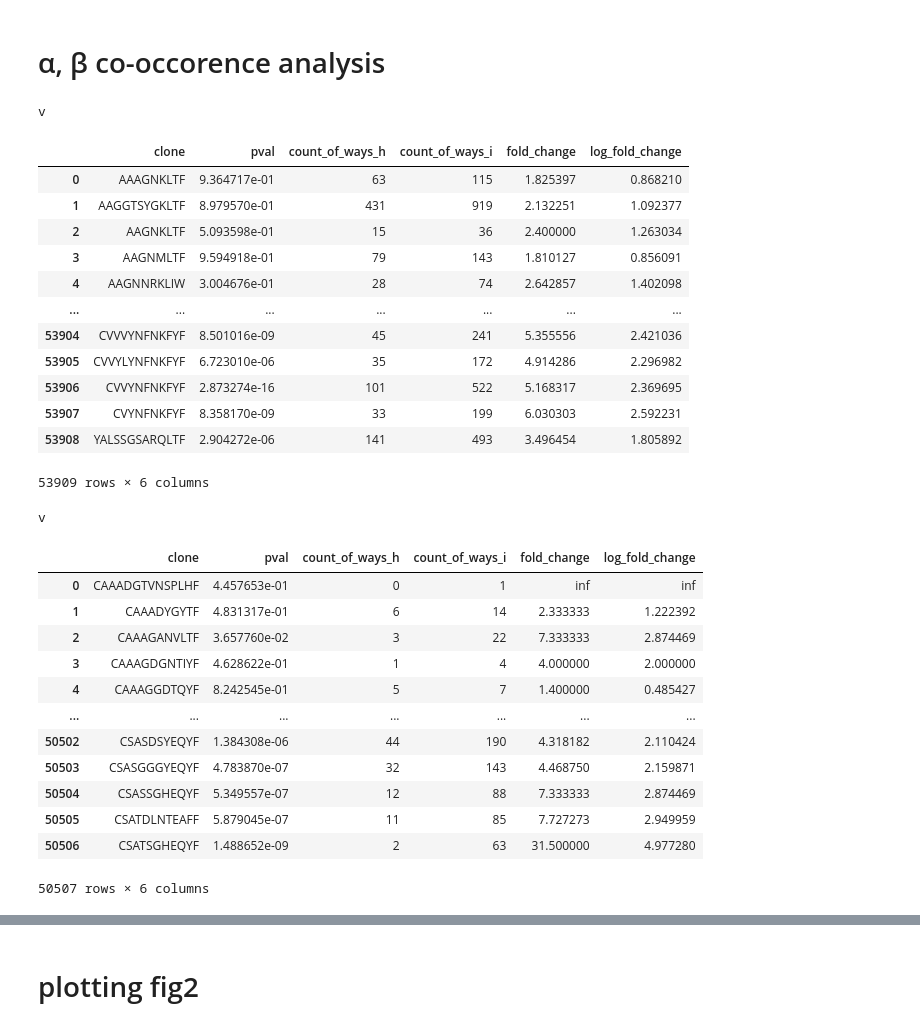
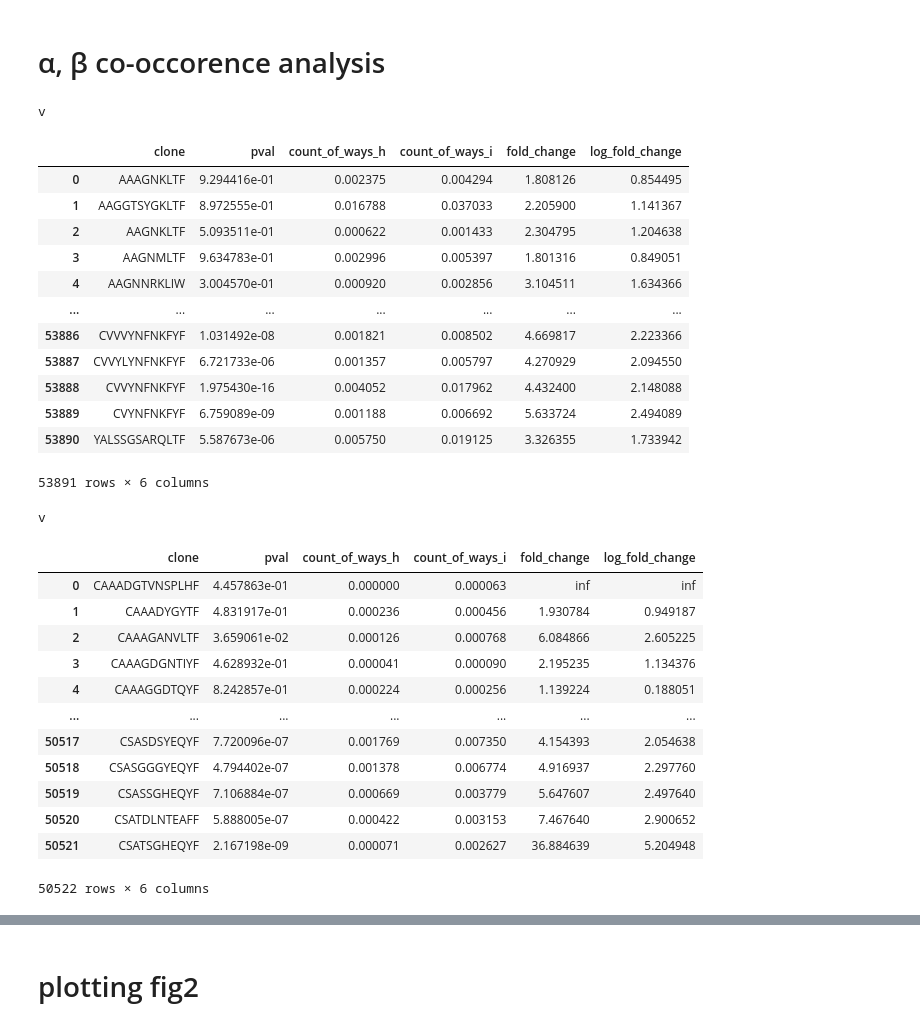
Before and after one commit to antigenomics/tcr-covid-classifier, a Jupyter notebook: publication-notebooks/fig2.ipynb, the cells around one changed output, grey strips where cells are left out. Cells and saved outputs as stored; diff of their text form; code cells hidden in the pictures.

```diff
--- a/publication-notebooks/fig2.ipynb
+++ b/publication-notebooks/fig2.ipynb
@@ -207,52 +229,50 @@ annot_df = pd.read_csv('data/alpha_beta_paired_epitopes.csv').T
 # %%
 all_alpha_cm = pd.read_csv('data/clone_matrix_fmba_TRA_top_500k.csv', nrows=50000)
 all_alpha_cm = prepare_clonotype_matrix(clonotype_matrix=all_alpha_cm).merge(clean_alpha_cm)
 fold_change_data_alpha = get_top_changed_clonotypes(clonotype_matrix=all_alpha_cm.merge(prepare_run_column(desc[~desc.folder.str.contains('NovaSeq7')][['run']])),
                            desc=desc,
                            pvals=pd.read_csv('data/covid_significant_clone_pvals_fmba_TRA_top_500k.csv').drop(columns=['Unnamed: 0']),
-                           log_fold_change_threshold=2,
-                           logp_threshold=1,
+                           run_to_number_of_clones=pd.read_csv('data/run_to_number_of_clones_fmba_TRA.csv'),
                            healthy_col='COVID_status',
                            healthy_label='healthy')
 fold_change_data_alpha
 # %% [output]
 v
 |  | clone | pval | count_of_ways_h | count_of_ways_i | fold_change | log_fold_change |
-| 0 | AAAGNKLTF | 9.364717e-01 | 63 | 115 | 1.825397 | 0.868210 |
-| 1 | AAGGTSYGKLTF | 8.979570e-01 | 431 | 919 | 2.132251 | 1.092377 |
-| 2 | AAGNKLTF | 5.093598e-01 | 15 | 36 | 2.400000 | 1.263034 |
-| 3 | AAGNMLTF | 9.594918e-01 | 79 | 143 | 1.810127 | 0.856091 |
-| 4 | AAGNNRKLIW | 3.004676e-01 | 28 | 74 | 2.642857 | 1.402098 |
+| 0 | AAAGNKLTF | 9.294416e-01 | 0.002375 | 0.004294 | 1.808126 | 0.854495 |
+| 1 | AAGGTSYGKLTF | 8.972555e-01 | 0.016788 | 0.037033 | 2.205900 | 1.141367 |
+| 2 | AAGNKLTF | 5.093511e-01 | 0.000622 | 0.001433 | 2.304795 | 1.204638 |
+| 3 | AAGNMLTF | 9.634783e-01 | 0.002996 | 0.005397 | 1.801316 | 0.849051 |
+| 4 | AAGNNRKLIW | 3.004570e-01 | 0.000920 | 0.002856 | 3.104511 | 1.634366 |
 | ... | ... | ... | ... | ... | ... | ... |
-| 53904 | CVVVYNFNKFYF | 8.501016e-09 | 45 | 241 | 5.355556 | 2.421036 |
-| 53905 | CVVYLYNFNKFYF | 6.723010e-06 | 35 | 172 | 4.914286 | 2.296982 |
-| 53906 | CVVYNFNKFYF | 2.873274e-16 | 101 | 522 | 5.168317 | 2.369695 |
-| 53907 | CVYNFNKFYF | 8.358170e-09 | 33 | 199 | 6.030303 | 2.592231 |
-| 53908 | YALSSGSARQLTF | 2.904272e-06 | 141 | 493 | 3.496454 | 1.805892 |
+| 53886 | CVVVYNFNKFYF | 1.031492e-08 | 0.001821 | 0.008502 | 4.669817 | 2.223366 |
+| 53887 | CVVYLYNFNKFYF | 6.721733e-06 | 0.001357 | 0.005797 | 4.270929 | 2.094550 |
+| 53888 | CVVYNFNKFYF | 1.975430e-16 | 0.004052 | 0.017962 | 4.432400 | 2.148088 |
+| 53889 | CVYNFNKFYF | 6.759089e-09 | 0.001188 | 0.006692 | 5.633724 | 2.494089 |
+| 53890 | YALSSGSARQLTF | 5.587673e-06 | 0.005750 | 0.019125 | 3.326355 | 1.733942 |
-53909 rows × 6 columns
+53891 rows × 6 columns
 # %%
 all_beta_cm = pd.read_csv('data/clone_matrix_fmba_TRB_top_500k.csv', nrows=50000)
 all_beta_cm = prepare_clonotype_matrix(clonotype_matrix=all_beta_cm).merge(clean_beta_cm)
 fold_change_data_beta = get_top_changed_clonotypes(clonotype_matrix=all_beta_cm.merge(prepare_run_column(desc[~desc.folder.str.contains('NovaSeq7')][['run']])),
                            desc=desc,
                            pvals=pd.read_csv('data/covid_significant_clone_pvals_fmba_TRB_top_500k.csv').drop(columns=['Unnamed: 0']),
-                           log_fold_change_threshold=2,
-                           logp_threshold=1,
+                           run_to_number_of_clones=pd.read_csv('data/run_to_number_of_clones_fmba_TRA.csv'),
                            healthy_col='COVID_status',
                            healthy_label='healthy')
 fold_change_data_beta
 # %% [output]
 v
 |  | clone | pval | count_of_ways_h | count_of_ways_i | fold_change | log_fold_change |
-| 0 | CAAADGTVNSPLHF | 4.457653e-01 | 0 | 1 | inf | inf |
-| 1 | CAAADYGYTF | 4.831317e-01 | 6 | 14 | 2.333333 | 1.222392 |
-| 2 | CAAAGANVLTF | 3.657760e-02 | 3 | 22 | 7.333333 | 2.874469 |
-| 3 | CAAAGDGNTIYF | 4.628622e-01 | 1 | 4 | 4.000000 | 2.000000 |
-| 4 | CAAAGGDTQYF | 8.242545e-01 | 5 | 7 | 1.400000 | 0.485427 |
+| 0 | CAAADGTVNSPLHF | 4.457863e-01 | 0.000000 | 0.000063 | inf | inf |
+| 1 | CAAADYGYTF | 4.831917e-01 | 0.000236 | 0.000456 | 1.930784 | 0.949187 |
+| 2 | CAAAGANVLTF | 3.659061e-02 | 0.000126 | 0.000768 | 6.084866 | 2.605225 |
+| 3 | CAAAGDGNTIYF | 4.628932e-01 | 0.000041 | 0.000090 | 2.195235 | 1.134376 |
+| 4 | CAAAGGDTQYF | 8.242857e-01 | 0.000224 | 0.000256 | 1.139224 | 0.188051 |
 | ... | ... | ... | ... | ... | ... | ... |
-| 50502 | CSASDSYEQYF | 1.384308e-06 | 44 | 190 | 4.318182 | 2.110424 |
-| 50503 | CSASGGGYEQYF | 4.783870e-07 | 32 | 143 | 4.468750 | 2.159871 |
-| 50504 | CSASSGHEQYF | 5.349557e-07 | 12 | 88 | 7.333333 | 2.874469 |
-| 50505 | CSATDLNTEAFF | 5.879045e-07 | 11 | 85 | 7.727273 | 2.949959 |
-| 50506 | CSATSGHEQYF | 1.488652e-09 | 2 | 63 | 31.500000 | 4.977280 |
+| 50517 | CSASDSYEQYF | 7.720096e-07 | 0.001769 | 0.007350 | 4.154393 | 2.054638 |
+| 50518 | CSASGGGYEQYF | 4.794402e-07 | 0.001378 | 0.006774 | 4.916937 | 2.297760 |
+| 50519 | CSASSGHEQYF | 7.106884e-07 | 0.000669 | 0.003779 | 5.647607 | 2.497640 |
+| 50520 | CSATDLNTEAFF | 5.888005e-07 | 0.000422 | 0.003153 | 7.467640 | 2.900652 |
+| 50521 | CSATSGHEQYF | 2.167198e-09 | 0.000071 | 0.002627 | 36.884639 | 5.204948 |
-50507 rows × 6 columns
+50522 rows × 6 columns
```
Also changed, not shown: parts of 22 cells of this notebook, 20 other files.
